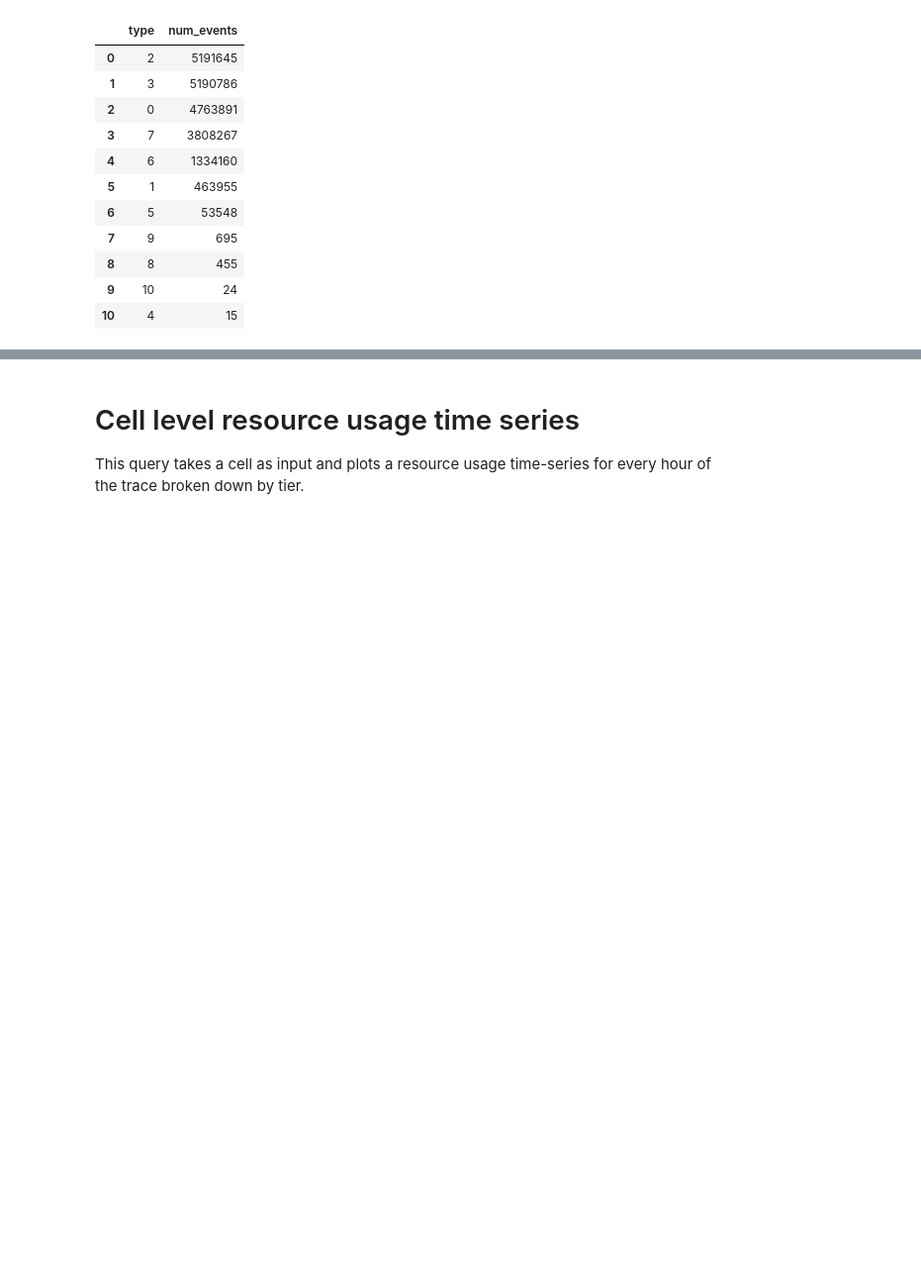
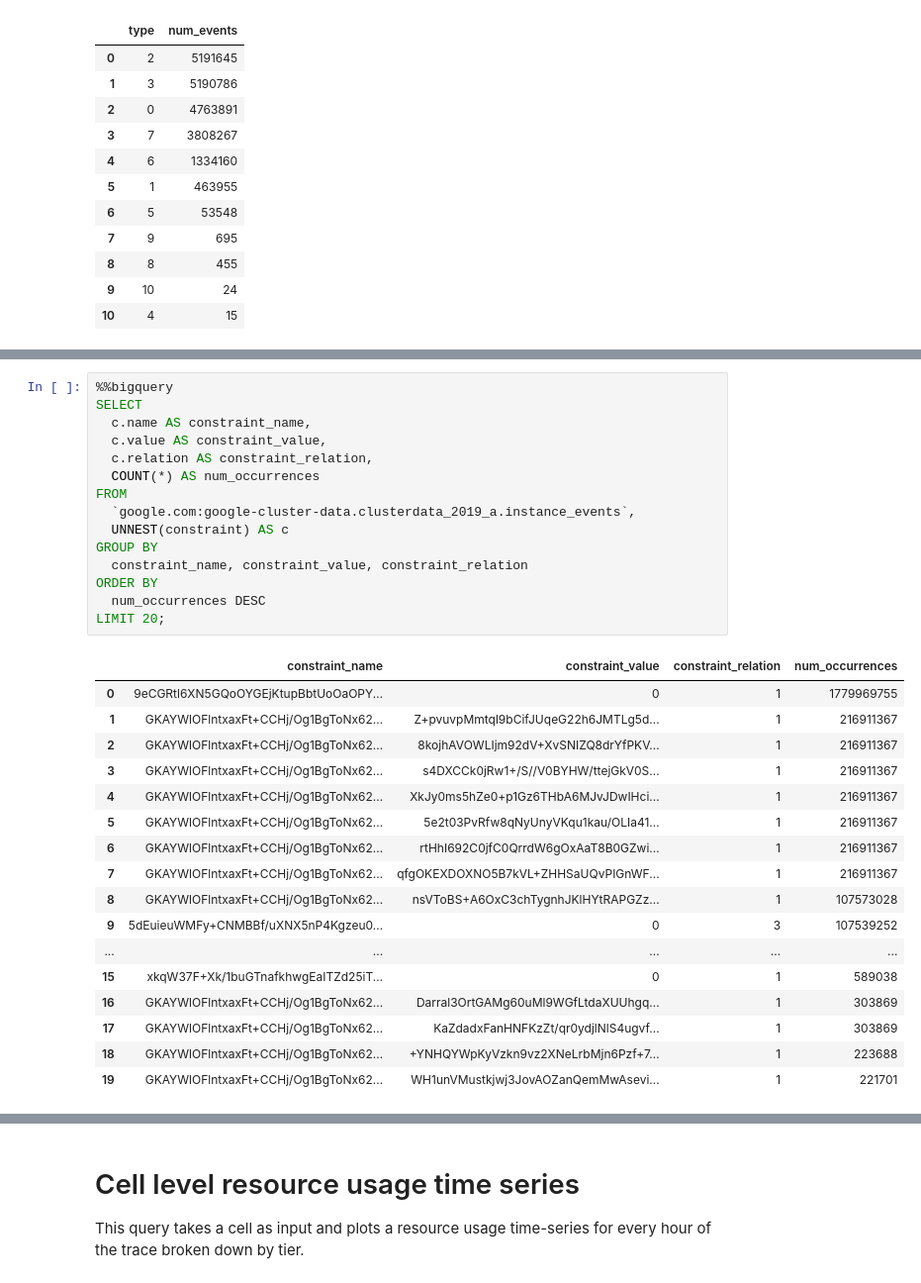
Before and after one commit to XuTaoWang-2002/FlexEH-in-data-center, a Jupyter notebook: clusterdata_analysis_colab.ipynb, the cells around one changed output, grey strips where cells are left out. Shown at 99% size. Drawn from its saved outputs; the diff is of its cells as text; blank space fills up the shorter version.

```diff
--- a/clusterdata_analysis_colab.ipynb
+++ b/clusterdata_analysis_colab.ipynb
@@ -238,0 +312,33 @@ ORDER BY
+# %%
+%%bigquery
+SELECT
+  c.name AS constraint_name,
+  c.value AS constraint_value,
+  c.relation AS constraint_relation,
+  COUNT(*) AS num_occurrences
+FROM
+  `google.com:google-cluster-data.clusterdata_2019_a.instance_events`,
+  UNNEST(constraint) AS c
+GROUP BY
+  constraint_name, constraint_value, constraint_relation
+ORDER BY
+  num_occurrences DESC
+LIMIT 20;
+# %% [output]
+|  | constraint_name | constraint_value | constraint_relation | num_occurrences |
+| 0 | 9eCGRtl6XN5GQoOYGEjKtupBbtUoOaOPY... | 0 | 1 | 1779969755 |
+| 1 | GKAYWlOFlntxaxFt+CCHj/Og1BgToNx62... | Z+pvuvpMmtql9bCifJUqeG22h6JMTLg5d... | 1 | 216911367 |
+| 2 | GKAYWlOFlntxaxFt+CCHj/Og1BgToNx62... | 8kojhAVOWLIjm92dV+XvSNIZQ8drYfPKV... | 1 | 216911367 |
+| 3 | GKAYWlOFlntxaxFt+CCHj/Og1BgToNx62... | s4DXCCk0jRw1+/S//V0BYHW/ttejGkV0S... | 1 | 216911367 |
+| 4 | GKAYWlOFlntxaxFt+CCHj/Og1BgToNx62... | XkJy0ms5hZe0+p1Gz6THbA6MJvJDwIHci... | 1 | 216911367 |
+| 5 | GKAYWlOFlntxaxFt+CCHj/Og1BgToNx62... | 5e2t03PvRfw8qNyUnyVKqu1kau/OLIa41... | 1 | 216911367 |
+| 6 | GKAYWlOFlntxaxFt+CCHj/Og1BgToNx62... | rtHhI692C0jfC0QrrdW6gOxAaT8B0GZwi... | 1 | 216911367 |
+| 7 | GKAYWlOFlntxaxFt+CCHj/Og1BgToNx62... | qfgOKEXDOXNO5B7kVL+ZHHSaUQvPIGnWF... | 1 | 216911367 |
+| 8 | GKAYWlOFlntxaxFt+CCHj/Og1BgToNx62... | nsVToBS+A6OxC3chTygnhJKlHYtRAPGZz... | 1 | 107573028 |
+| 9 | 5dEuieuWMFy+CNMBBf/uXNX5nP4Kgzeu0... | 0 | 3 | 107539252 |
+| ... | ... | ... | ... | ... |
+| 15 | xkqW37F+Xk/1buGTnafkhwgEaITZd25iT... | 0 | 1 | 589038 |
+| 16 | GKAYWlOFlntxaxFt+CCHj/Og1BgToNx62... | Darral3OrtGAMg60uMl9WGfLtdaXUUhgq... | 1 | 303869 |
+| 17 | GKAYWlOFlntxaxFt+CCHj/Og1BgToNx62... | KaZdadxFanHNFKzZt/qr0ydjlNlS4ugvf... | 1 | 303869 |
+| 18 | GKAYWlOFlntxaxFt+CCHj/Og1BgToNx62... | +YNHQYWpKyVzkn9vz2XNeLrbMjn6Pzf+7... | 1 | 223688 |
+| 19 | GKAYWlOFlntxaxFt+CCHj/Og1BgToNx62... | WH1unVMustkjwj3JovAOZanQemMwAsevi... | 1 | 221701 |
```
Also changed, not shown: parts of 7 cells of this notebook.
